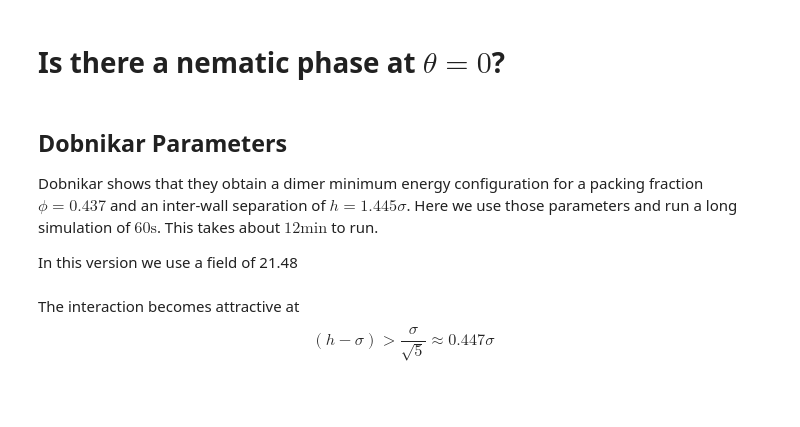
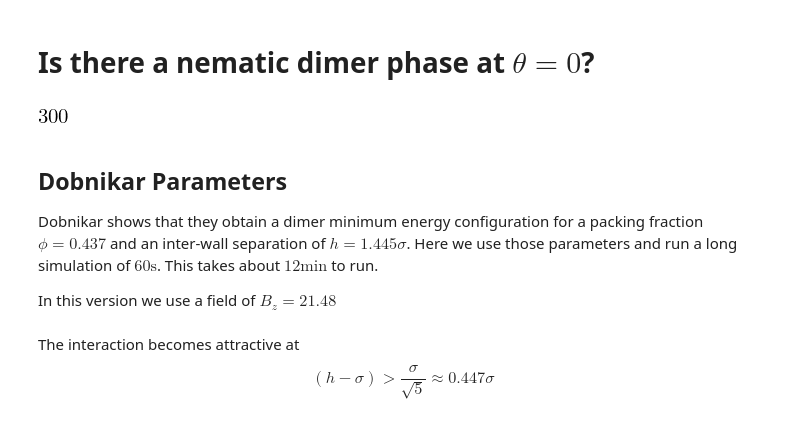
Before and after one commit to aortiza/Notes, a Jupyter notebook: SimulationsOfDimerSystem/SimulationsOfDimerSystem-19-StaticFieldNematicPhase.ipynb, the cells around one changed output. Cells and saved outputs as stored; diff of their text form; code cells hidden in the pictures; blank space fills up the shorter version.

Commit message:
Update Static Field Initial Tests

```diff
--- a/SimulationsOfDimerSystem/SimulationsOfDimerSystem-19-StaticFieldNematicPhase.ipynb
+++ b/SimulationsOfDimerSystem/SimulationsOfDimerSystem-19-StaticFieldNematicPhase.ipynb
@@ -1,5 +1,5 @@
 # %% [markdown]
-# Is there a nematic phase at $\theta=0$?
+# Is there a nematic dimer phase at $\theta=0$?
 # %%
 import lammps2d as lmp
 import numpy as np
@@ -20,13 +20,17 @@ smp.init_printing()
 %matplotlib inline
 %reload_ext autoreload
 %autoreload 2
+# %%
+12*25
+# %% [output]
+[figure, added]
 # %% [markdown]
 ## Dobnikar Parameters
 
 Dobnikar shows that they obtain a dimer minimum energy configuration for a packing fraction $\phi=0.437$ and an inter-wall separation of $h=1.445\sigma$. Here we use those parameters and run a long simulation of $60\mathrm{s}$.
 This takes about $12\mathrm{min}$ to run.
 
-In this version we use a field of 21.48
+In this version we use a field of $B_z = 21.48$
 # %% [markdown]
 The interaction becomes attractive at
 $$(h-\sigma)>\frac{\sigma}{\sqrt{5}} \approx 0.447\sigma$$
```
Also changed, not shown: parts of 32 cells of this notebook.
